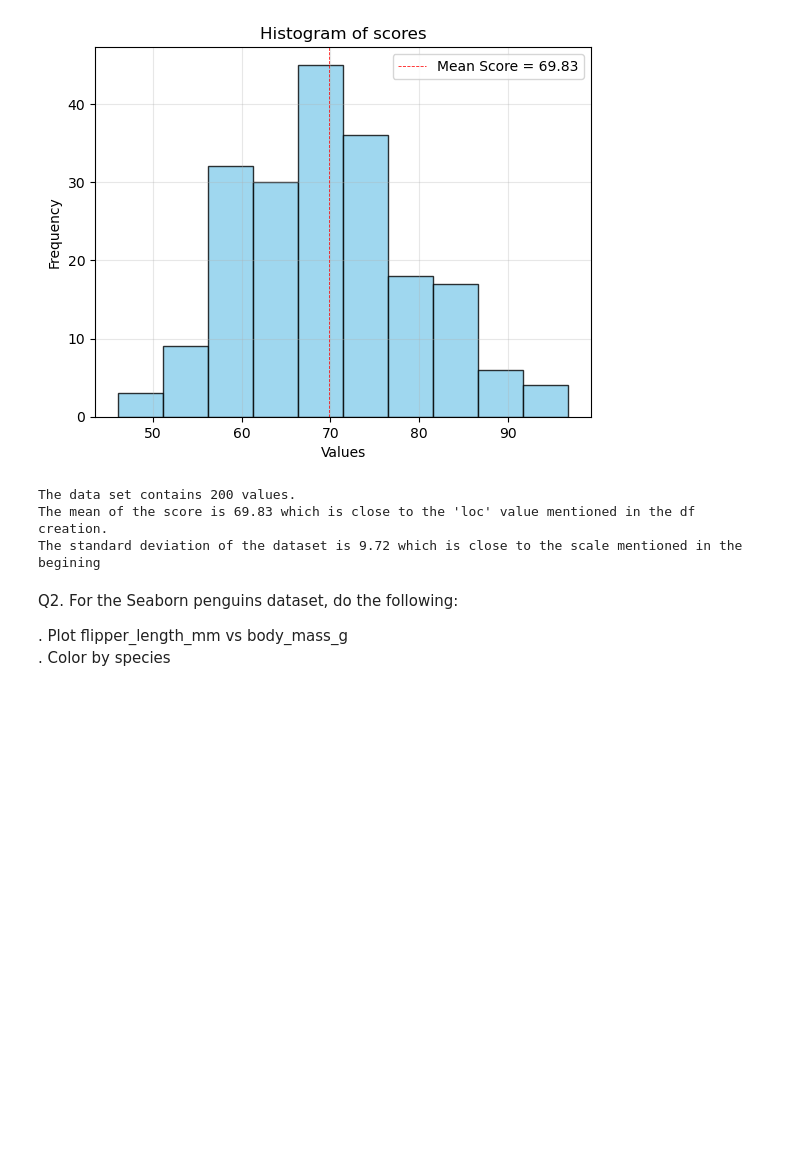
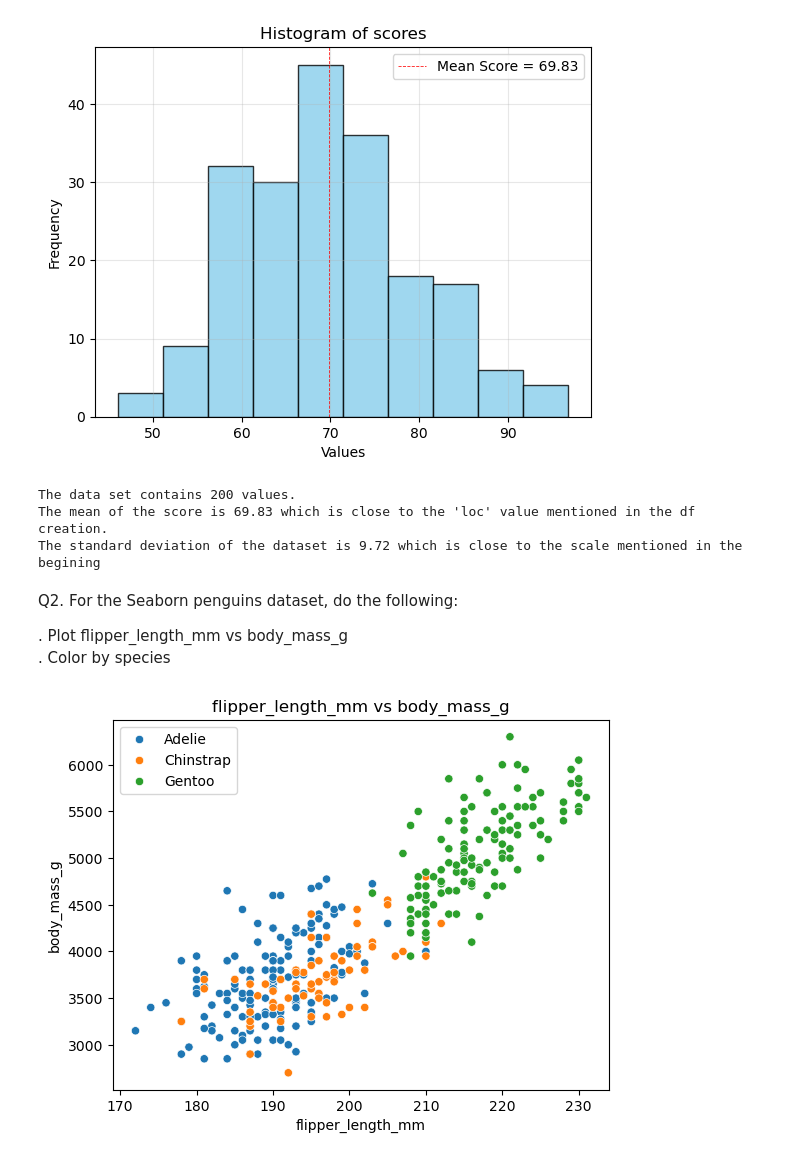
Before and after one commit to mdreduanulhoque/Learning_AI_ML, a Jupyter notebook: Data_Visualization_assignment/data_visualization_assignment.ipynb, the cells around one changed output. Drawn from its saved outputs; the diff is of its cells as text; code cells hidden in the pictures; blank space fills up the shorter version.

Commit message:
solve question 2 of data visualization assignemnt

```diff
--- a/Data_Visualization_assignment/data_visualization_assignment.ipynb
+++ b/Data_Visualization_assignment/data_visualization_assignment.ipynb
@@ -40,4 +40,9 @@ Q2. For the Seaborn penguins dataset, do the following:
 # %%
 ds = sns.load_dataset("penguins")
 
-sns
+sns.scatterplot(data=ds, x = "flipper_length_mm", y= "body_mass_g", hue="species")
+plt.title("flipper_length_mm vs body_mass_g")
+plt.legend()
+plt.show()
+# %% [output]
+[figure, added]
```
